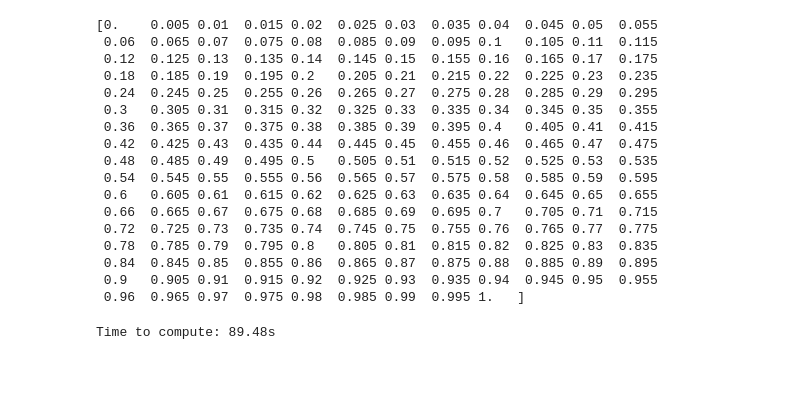
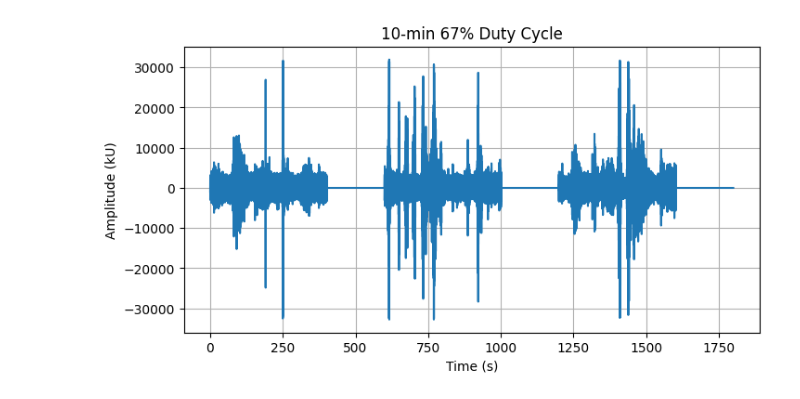
Before and after one commit to ctuguinay/bat-detector-msds, a Jupyter notebook: notebooks/subsample.ipynb, the cells around one changed output. Cells and saved outputs as stored; diff of their text form; code cells hidden in the pictures; blank space fills up the shorter version.

```diff
--- a/notebooks/subsample.ipynb
+++ b/notebooks/subsample.ipynb
@@ -77,32 +144,24 @@ fs, audio = wav.read(Path(f"{filepath}/{filename}"))
+# %%
+sr, audio = subsample_frompath_withcyclelength(audio_filepath = Path(f'{filepath}/{filename}'), output_dir = filepath, cycle_length = 600, percent_on=0.67)
+
+plt.figure(figsize=(8, 4))
+plt.title("10-min 67% Duty Cycle")
+plt.plot(np.arange(0, sr*1800) / sr, audio)
+plt.ylabel("Amplitude (kU)")
+plt.xlabel("Time (s)")
+plt.grid(which="both")
+plt.show()
+# %% [output]
+[figure, added]
 # %%
-options = np.linspace(0, 1.0, 201)
-print(options)
+# options = np.linspace(0, 1.0, 201)
+# print(options)
 
-psignal = np.zeros(201)
+# psignal = np.zeros(201)
-# %% [output]
-[0.    0.005 0.01  0.015 0.02  0.025 0.03  0.035 0.04  0.045 0.05  0.055
- 0.06  0.065 0.07  0.075 0.08  0.085 0.09  0.095 0.1   0.105 0.11  0.115
- 0.12  0.125 0.13  0.135 0.14  0.145 0.15  0.155 0.16  0.165 0.17  0.175
- 0.18  0.185 0.19  0.195 0.2   0.205 0.21  0.215 0.22  0.225 0.23  0.235
- 0.24  0.245 0.25  0.255 0.26  0.265 0.27  0.275 0.28  0.285 0.29  0.295
- 0.3   0.305 0.31  0.315 0.32  0.325 0.33  0.335 0.34  0.345 0.35  0.355
- 0.36  0.365 0.37  0.375 0.38  0.385 0.39  0.395 0.4   0.405 0.41  0.415
- 0.42  0.425 0.43  0.435 0.44  0.445 0.45  0.455 0.46  0.465 0.47  0.475
- 0.48  0.485 0.49  0.495 0.5   0.505 0.51  0.515 0.52  0.525 0.53  0.535
- 0.54  0.545 0.55  0.555 0.56  0.565 0.57  0.575 0.58  0.585 0.59  0.595
- 0.6   0.605 0.61  0.615 0.62  0.625 0.63  0.635 0.64  0.645 0.65  0.655
- 0.66  0.665 0.67  0.675 0.68  0.685 0.69  0.695 0.7   0.705 0.71  0.715
- 0.72  0.725 0.73  0.735 0.74  0.745 0.75  0.755 0.76  0.765 0.77  0.775
- 0.78  0.785 0.79  0.795 0.8   0.805 0.81  0.815 0.82  0.825 0.83  0.835
- 0.84  0.845 0.85  0.855 0.86  0.865 0.87  0.875 0.88  0.885 0.89  0.895
- 0.9   0.905 0.91  0.915 0.92  0.925 0.93  0.935 0.94  0.945 0.95  0.955
- 0.96  0.965 0.97  0.975 0.98  0.985 0.99  0.995 1.   ]
 # %%
-start = time.time()
-for i, p in enumerate(options):
-    power = np.sum(subsample(p, audio)[1])**2 / (2*audio.shape[0] + 1)
-    psignal[i] = power
-print(f"Time to compute: {round(time.time() - start, 2)}s")
+# start = time.time()
+# for i, p in enumerate(options):
+#     power = np.sum(subsample(p, audio)[1])**2 / (2*audio.shape[0] + 1)
+#     psignal[i] = power
+# print(f"Time to compute: {round(time.time() - start, 2)}s")
-# %% [output]
-Time to compute: 89.48s
 # %%
```
Also changed, not shown: parts of 14 cells of this notebook, 3 other files.
